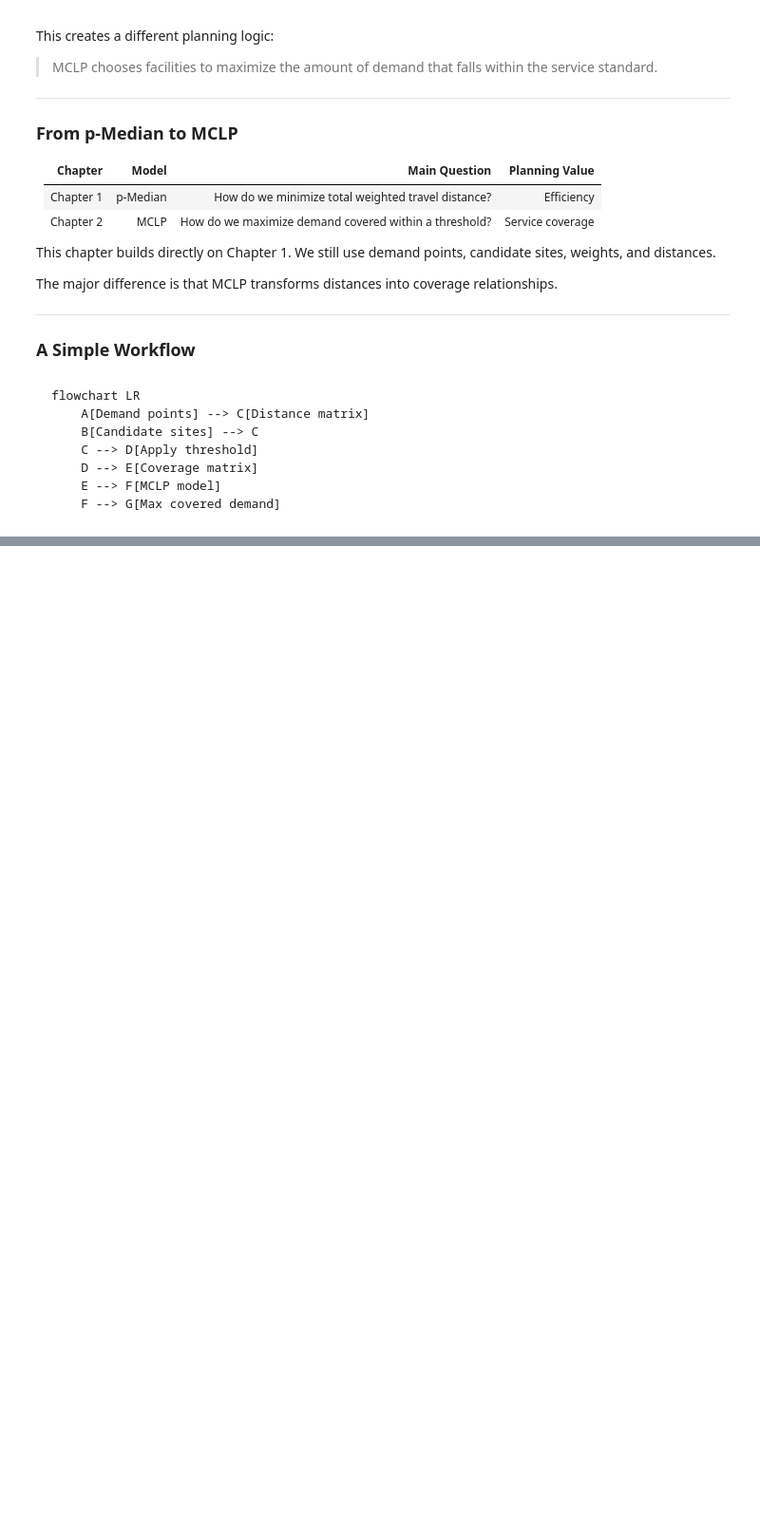
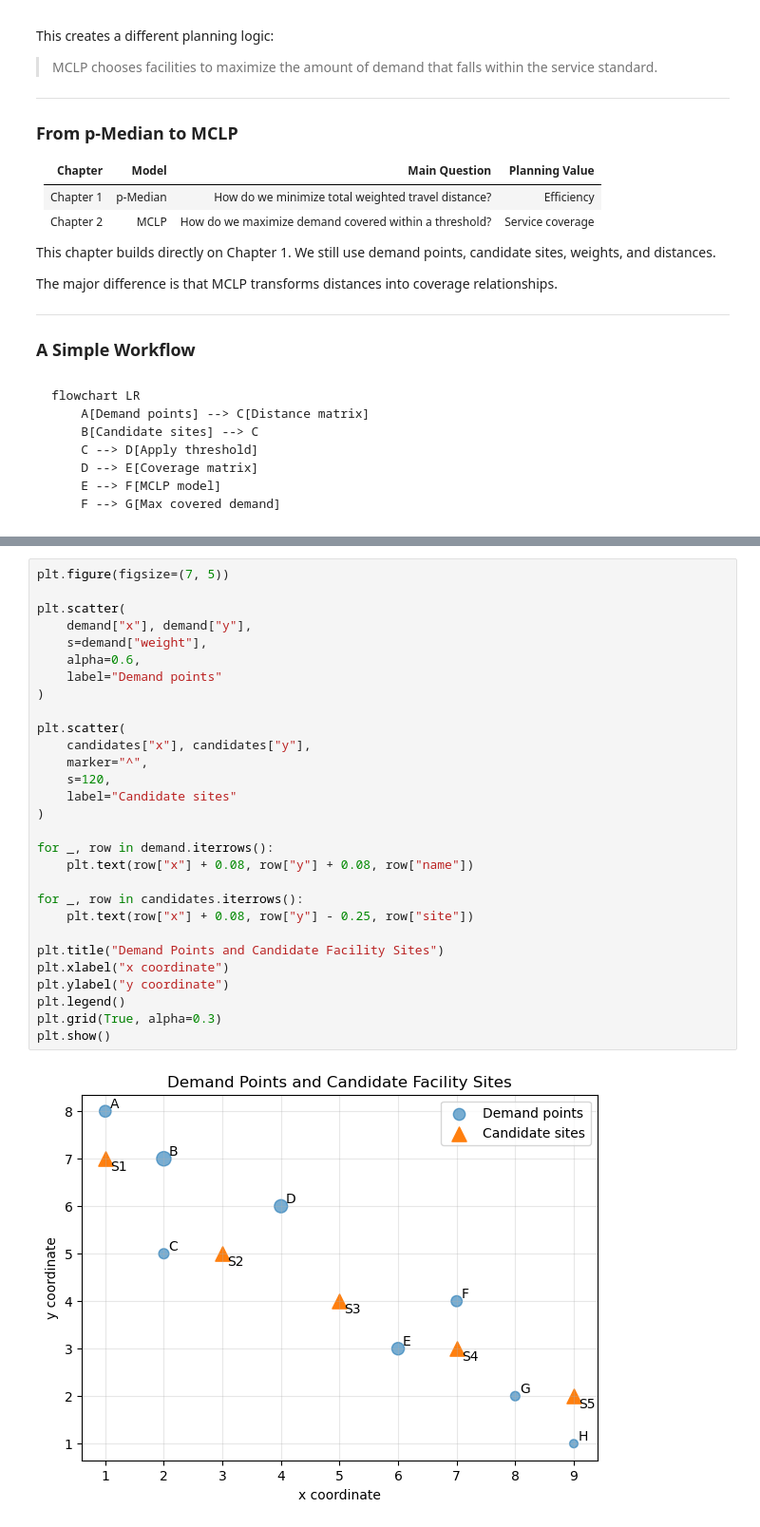
Before and after one commit to gisyaliny/math, a Jupyter notebook: docs/Spatial-Optimization/mclp.ipynb, the cells around one changed output, grey strips where cells are left out. Shown at 95% size. Saved outputs shown, nothing was run; the diff lists cells and outputs as text; blank space fills up the shorter version.

```diff
--- a/docs/Spatial-Optimization/mclp.ipynb
+++ b/docs/Spatial-Optimization/mclp.ipynb
@@ -99,0 +616,31 @@ flowchart LR
+# %%
+plt.figure(figsize=(7, 5))
+
+plt.scatter(
+    demand["x"], demand["y"],
+    s=demand["weight"],
+    alpha=0.6,
+    label="Demand points"
+)
+
+plt.scatter(
+    candidates["x"], candidates["y"],
+    marker="^",
+    s=120,
+    label="Candidate sites"
+)
+
+for _, row in demand.iterrows():
+    plt.text(row["x"] + 0.08, row["y"] + 0.08, row["name"])
+
+for _, row in candidates.iterrows():
+    plt.text(row["x"] + 0.08, row["y"] - 0.25, row["site"])
+
+plt.title("Demand Points and Candidate Facility Sites")
+plt.xlabel("x coordinate")
+plt.ylabel("y coordinate")
+plt.legend()
+plt.grid(True, alpha=0.3)
+plt.show()
+# %% [output]
+[figure, added]
```
Also changed, not shown: parts of 36 cells of this notebook, 20 other files.
